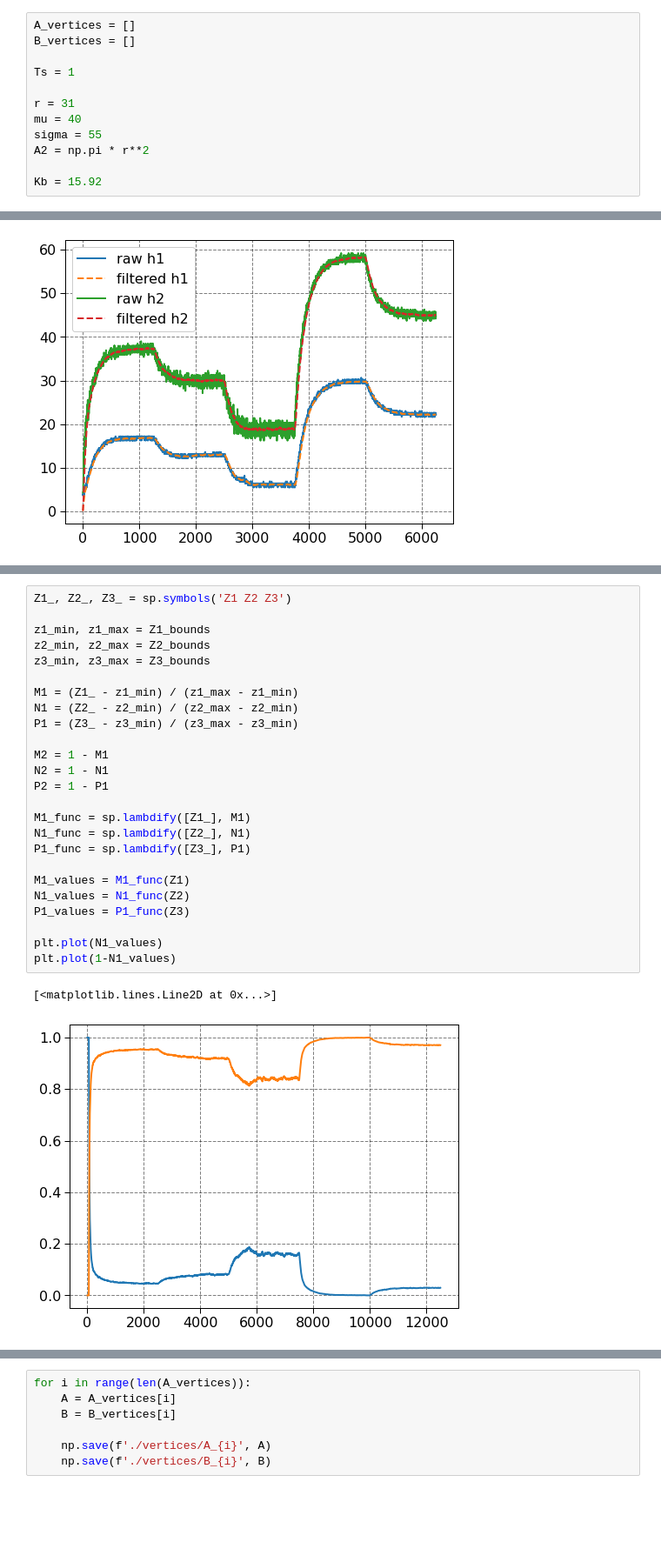
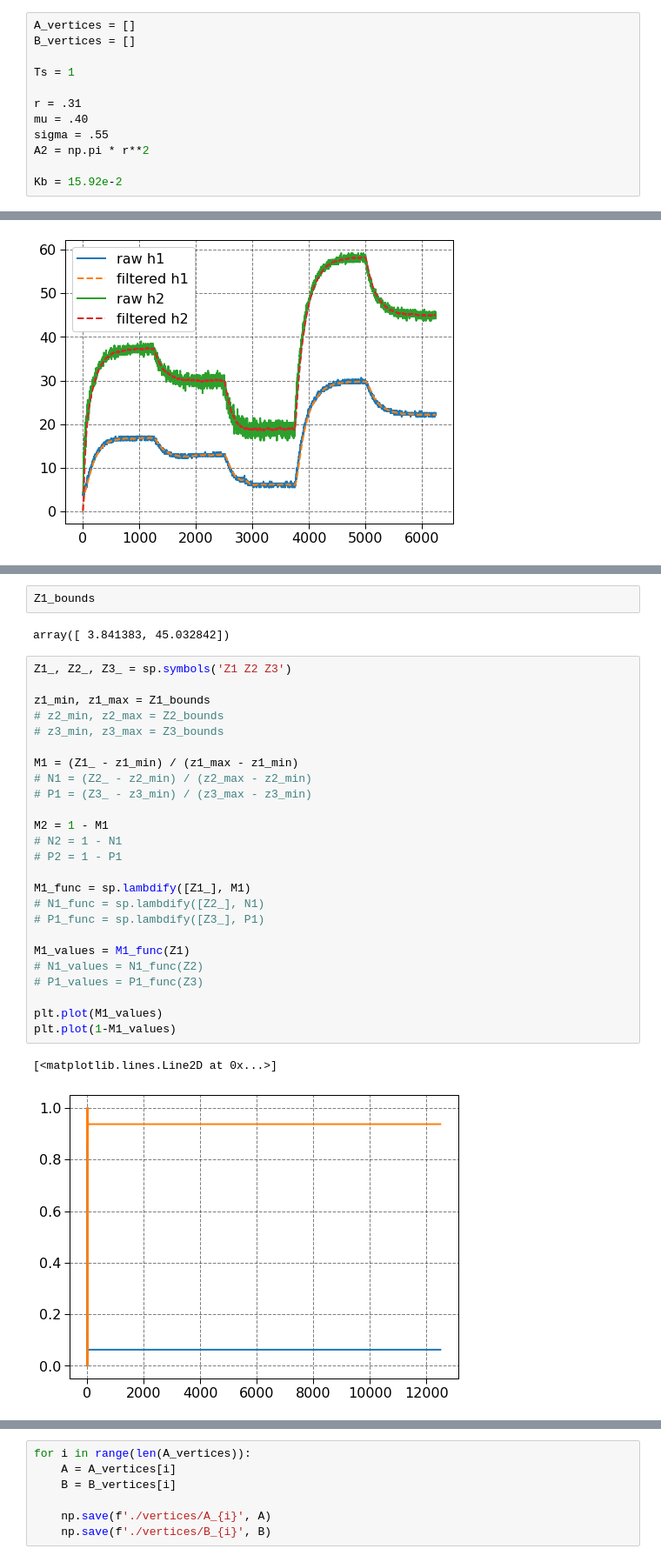
Before and after one commit to miguellrodrigues/ic_tanques, a Jupyter notebook: fuzzy_expr.ipynb, the cells around one changed output, grey strips where cells are left out. Shown at 87% size. Cells and saved outputs as stored; diff of their text form; blank space fills up the shorter version.

```diff
--- a/fuzzy_expr.ipynb
+++ b/fuzzy_expr.ipynb
@@ -19,12 +35,12 @@ B_vertices = []
 
 Ts = 1
 
-r = 31
-mu = 40
-sigma = 55
+r = .31
+mu = .40
+sigma = .55
 A2 = np.pi * r**2
 
-Kb = 15.92
+Kb = 15.92e-2
 # %%
 h1 = np.load('./data/level3.npy')
 h2 = np.load('./data/level4.npy')
@@ -102,31 +105,35 @@ for z1 in Z1_bounds:
+# %%
+Z1_bounds
+# %% [output]
+array([ 3.841383, 45.032842])
 # %%
 Z1_, Z2_, Z3_ = sp.symbols('Z1 Z2 Z3')
 
 z1_min, z1_max = Z1_bounds
-z2_min, z2_max = Z2_bounds
-z3_min, z3_max = Z3_bounds
+# z2_min, z2_max = Z2_bounds
+# z3_min, z3_max = Z3_bounds
 
 M1 = (Z1_ - z1_min) / (z1_max - z1_min)
-N1 = (Z2_ - z2_min) / (z2_max - z2_min)
-P1 = (Z3_ - z3_min) / (z3_max - z3_min)
+# N1 = (Z2_ - z2_min) / (z2_max - z2_min)
+# P1 = (Z3_ - z3_min) / (z3_max - z3_min)
 
 M2 = 1 - M1
-N2 = 1 - N1
-P2 = 1 - P1
+# N2 = 1 - N1
+# P2 = 1 - P1
 
 M1_func = sp.lambdify([Z1_], M1)
-N1_func = sp.lambdify([Z2_], N1)
-P1_func = sp.lambdify([Z3_], P1)
+# N1_func = sp.lambdify([Z2_], N1)
+# P1_func = sp.lambdify([Z3_], P1)
 
 M1_values = M1_func(Z1)
-N1_values = N1_func(Z2)
-P1_values = P1_func(Z3)
+# N1_values = N1_func(Z2)
+# P1_values = P1_func(Z3)
 
-plt.plot(N1_values)
-plt.plot(1-N1_values)
+plt.plot(M1_values)
+plt.plot(1-M1_values)
 # %% [output]
 [<matplotlib.lines.Line2D at 0x...>]
-[figure, old version]
+[figure, new version]
 # %%
 print(' ')
 print(M1)
```
Also changed, not shown: parts of 6 cells of this notebook, 1 other file.
